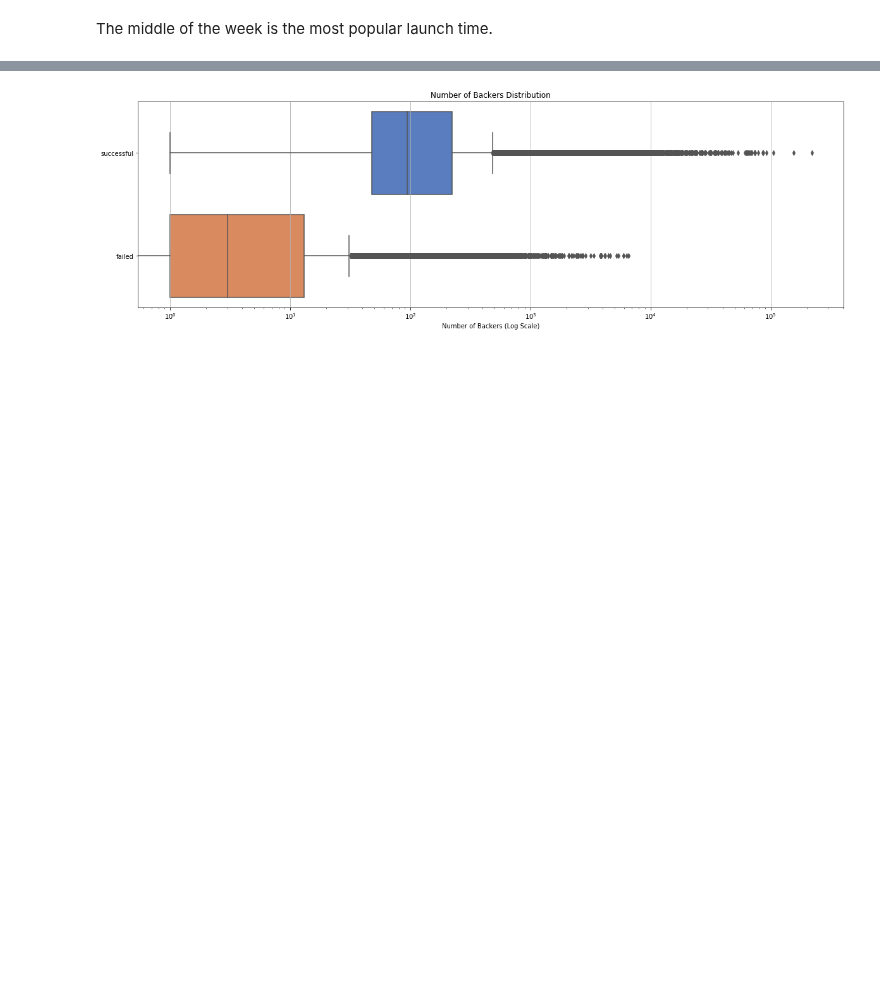
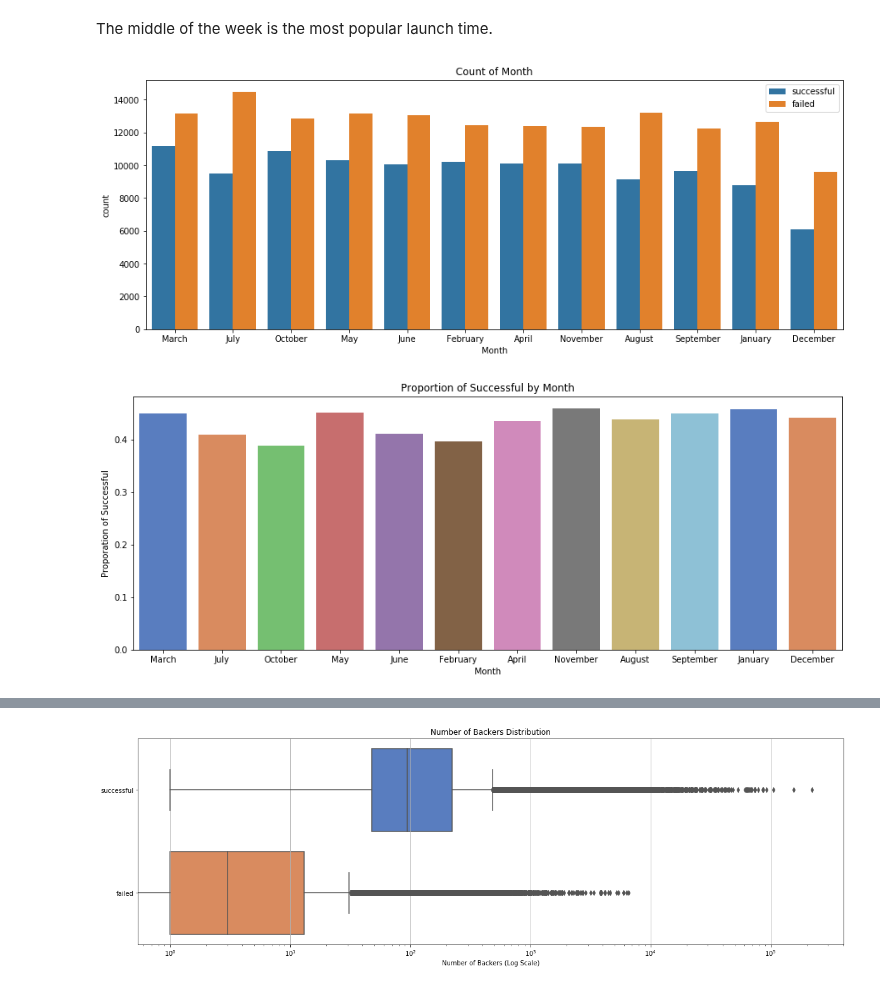
Before and after one commit to dwitten392/Springboard---DW, a Jupyter notebook: Capstone 1 - Kickstarter/Kickstarter Projects - Cleaning and Visualization.ipynb, the cells around one changed output, grey strips where cells are left out. Drawn from its saved outputs; the diff is of its cells as text; code cells hidden in the pictures; blank space fills up the shorter version.

```diff
--- a/Capstone 1 - Kickstarter/Kickstarter Projects - Cleaning and Visualization.ipynb
+++ b/Capstone 1 - Kickstarter/Kickstarter Projects - Cleaning and Visualization.ipynb
@@ -162,2 +171,21 @@ plt.show()
 # %% [markdown]
 The middle of the week is the most popular launch time.
+# %%
+#month of launch count plot
+cleaned_data['month'] = cleaned_data['launched_at'].dt.month_name()
+fig=plt.figure(figsize=(15,5.5))
+chart = sns.countplot(x = 'month', hue = 'binary_state', data = cleaned_data, order = cleaned_data['month'].value_counts().index)
+plt.xlabel('Month')
+plt.legend(title = '')
+plt.title('Count of Month')
+plt.show()
+y = (cleaned_data['month'].loc[cleaned_data['binary_state'] == 'successful'].value_counts())/(cleaned_data['month'].value_counts())
+fig=plt.figure(figsize=(15,5.5))
+ax = sns.barplot(x = cleaned_data['month'].value_counts().index, y = y, order = cleaned_data['month'].value_counts().index, palette = 'muted')
+plt.xlabel('Month')
+plt.ylabel('Proporation of Successful')
+plt.title('Proportion of Successful by Month')
+plt.show()
+# %% [output]
+[figure, added]
+[figure, added]
```
Also changed, not shown: parts of 4 cells of this notebook.
